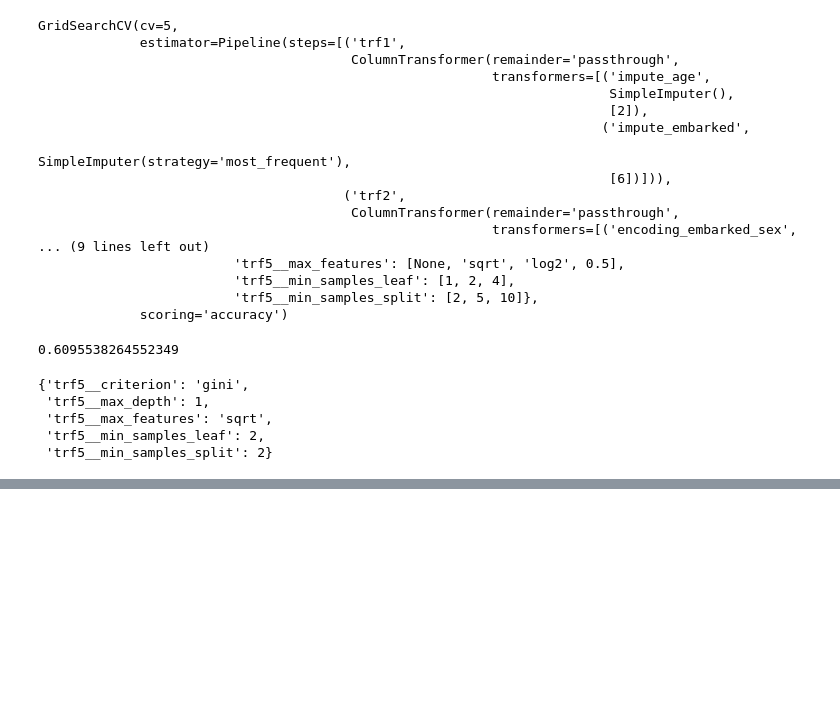
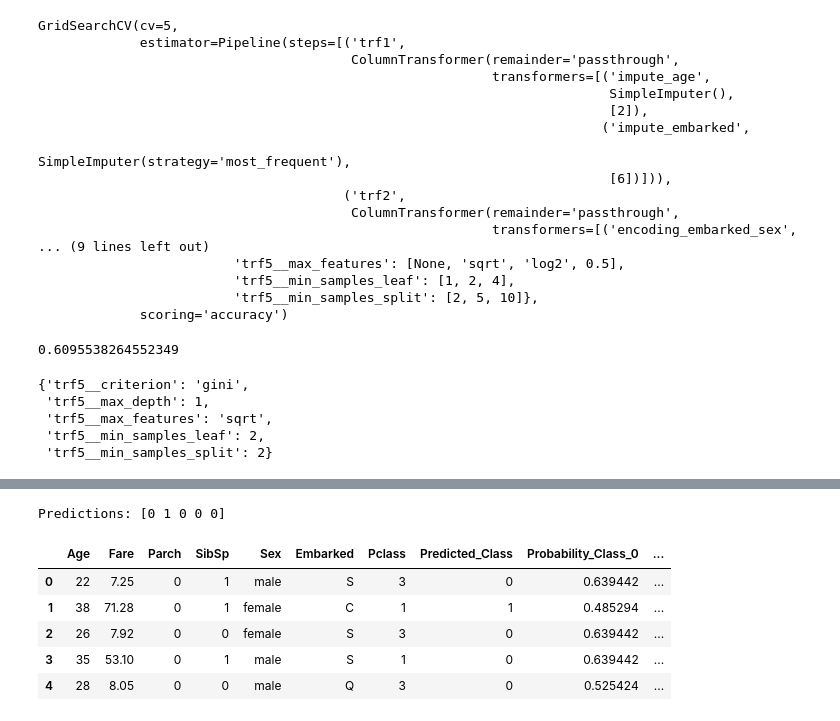
Before and after one commit to SajidMajeed92/PGD-Machine-Learning-Batch-12, a Jupyter notebook: Pipeline_Machine_learning/Pipe Line in Machine Learning.ipynb, the cells around one changed output, grey strips where cells are left out. Saved outputs shown, nothing was run; the diff lists cells and outputs as text; code cells hidden in the pictures; blank space fills up the shorter version.

Commit message:
Pipe

```diff
--- a/Pipeline_Machine_learning/Pipe Line in Machine Learning.ipynb
+++ b/Pipeline_Machine_learning/Pipe Line in Machine Learning.ipynb
@@ -271,0 +304,37 @@ grid.best_params_
+# %%
+test_df = pd.read_csv("test_sample.csv")
+predictions = pipe.predict(test_df)
+print("Predictions:", predictions)
+# %% [output]
+Predictions: [0 1 0 0 0]
+# %%
+import pandas as pd
+
+# Load test data
+test_df = pd.read_csv("test_sample.csv")
+
+# Predict class
+predictions = pipe.predict(test_df)
+
+# Predict probability
+probabilities = pipe.predict_proba(test_df)
+
+# Create result dataframe
+result_df = test_df.copy()
+
+# Add prediction column
+result_df["Predicted_Class"] = predictions
+
+# Add probability columns
+result_df["Probability_Class_0"] = probabilities[:, 0]
+result_df["Probability_Class_1"] = probabilities[:, 1]
+
+# Show full results
+result_df
+# %% [output]
+|  | Age | Fare | Parch | SibSp | Sex | Embarked | Pclass | Predicted_Class | Probability_Class_0 | ... |
+| 0 | 22 | 7.25 | 0 | 1 | male | S | 3 | 0 | 0.639442 | ... |
+| 1 | 38 | 71.28 | 0 | 1 | female | C | 1 | 1 | 0.485294 | ... |
+| 2 | 26 | 7.92 | 0 | 0 | female | S | 3 | 0 | 0.639442 | ... |
+| 3 | 35 | 53.10 | 0 | 1 | male | S | 1 | 0 | 0.639442 | ... |
+| 4 | 28 | 8.05 | 0 | 0 | male | Q | 3 | 0 | 0.525424 | ... |
```
Also changed, not shown: parts of 2 cells of this notebook, 3 other files.
